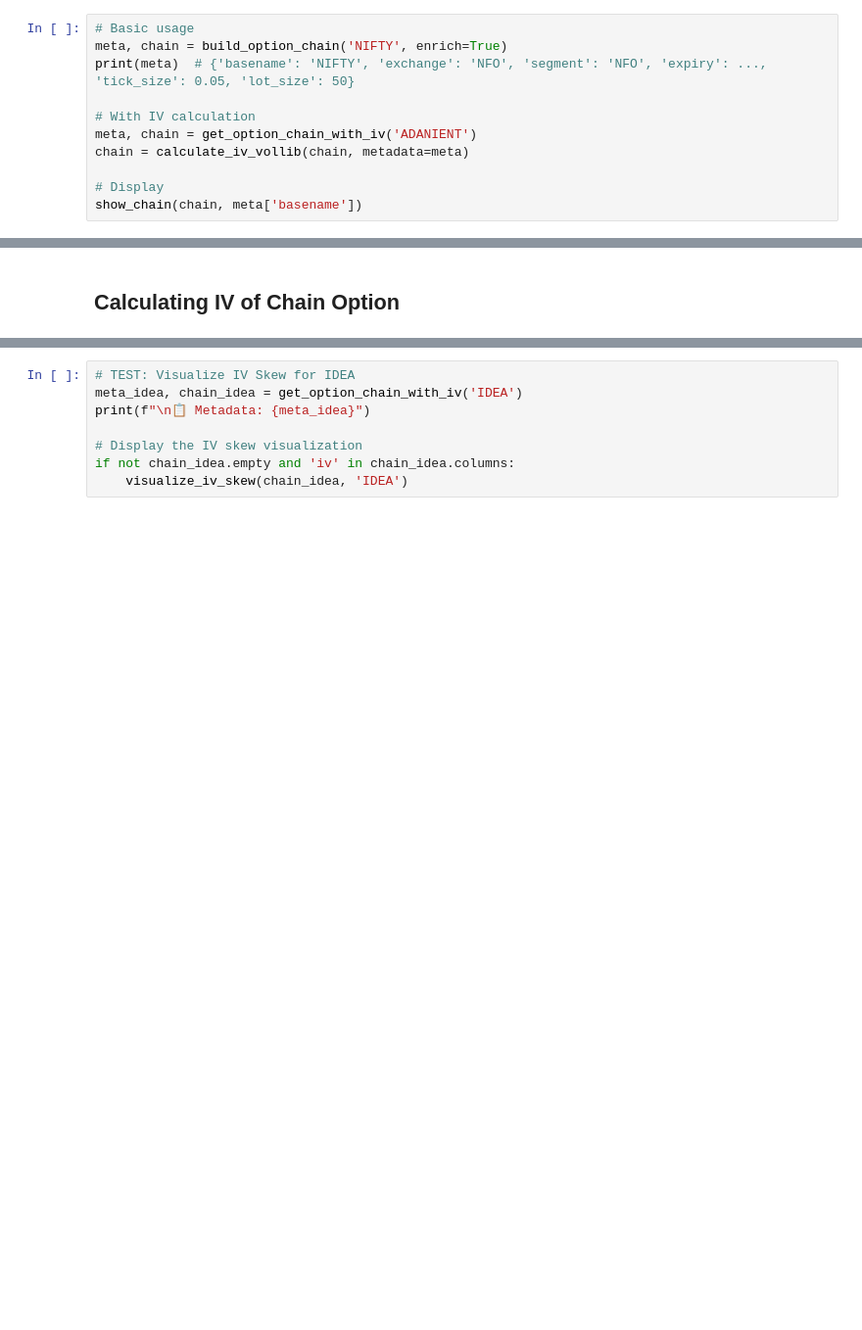
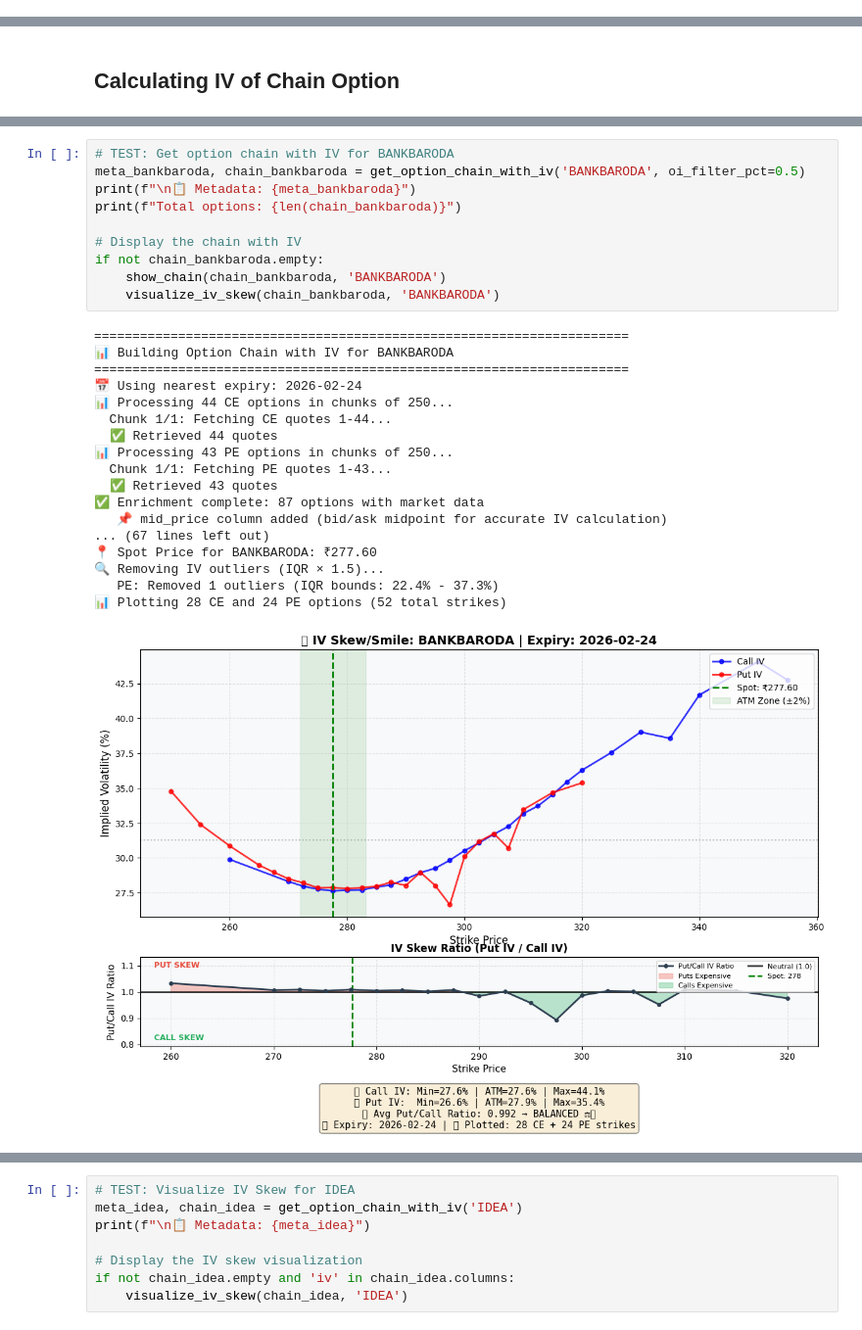
Before and after one commit to sathyakumarnandakumar-cmyk/project-pykite, a Jupyter notebook: tests.ipynb, the cells around one changed output, grey strips where cells are left out. Shown at 98% size. Cells and saved outputs as stored; diff of their text form; blank space fills up the shorter version.

Commit message:
Robust IV calc with OI filtering

```diff
--- a/tests.ipynb
+++ b/tests.ipynb
@@ -846,14 +896,3 @@ TEST 1: GOLD - default (nearest) expiry, WITH market data
 9  NIFTY2620323300CE  23300.0              CE        65
 
 ================================================================================
-# %%
-# Basic usage
-meta, chain = build_option_chain('NIFTY', enrich=True)
-print(meta)  # {'basename': 'NIFTY', 'exchange': 'NFO', 'segment': 'NFO', 'expiry': ..., 'tick_size': 0.05, 'lot_size': 50}
-
-# With IV calculation
-meta, chain = get_option_chain_with_iv('ADANIENT')
-chain = calculate_iv_vollib(chain, metadata=meta)
-
-# Display
-show_chain(chain, meta['basename'])
@@ -1204,0 +1392,29 @@ if not chain_nifty.empty:
+# %%
+# TEST: Get option chain with IV for BANKBARODA
+meta_bankbaroda, chain_bankbaroda = get_option_chain_with_iv('BANKBARODA', oi_filter_pct=0.5)
+print(f"\n📋 Metadata: {meta_bankbaroda}")
+print(f"Total options: {len(chain_bankbaroda)}")
+
+# Display the chain with IV
+if not chain_bankbaroda.empty:
+    show_chain(chain_bankbaroda, 'BANKBARODA')
+    visualize_iv_skew(chain_bankbaroda, 'BANKBARODA')
+# %% [output]
+======================================================================
+📊 Building Option Chain with IV for BANKBARODA
+======================================================================
+📅 Using nearest expiry: 2026-02-24
+📊 Processing 44 CE options in chunks of 250...
+  Chunk 1/1: Fetching CE quotes 1-44...
+  ✅ Retrieved 44 quotes
+📊 Processing 43 PE options in chunks of 250...
+  Chunk 1/1: Fetching PE quotes 1-43...
+  ✅ Retrieved 43 quotes
+✅ Enrichment complete: 87 options with market data
+   📌 mid_price column added (bid/ask midpoint for accurate IV calculation)
+... (67 lines left out)
+📍 Spot Price for BANKBARODA: ₹277.60
+🔍 Removing IV outliers (IQR × 1.5)...
+   PE: Removed 1 outliers (IQR bounds: 22.4% - 37.3%)
+📊 Plotting 28 CE and 24 PE options (52 total strikes)
+[figure, added]
```
Also changed, not shown: parts of 18 cells of this notebook.
